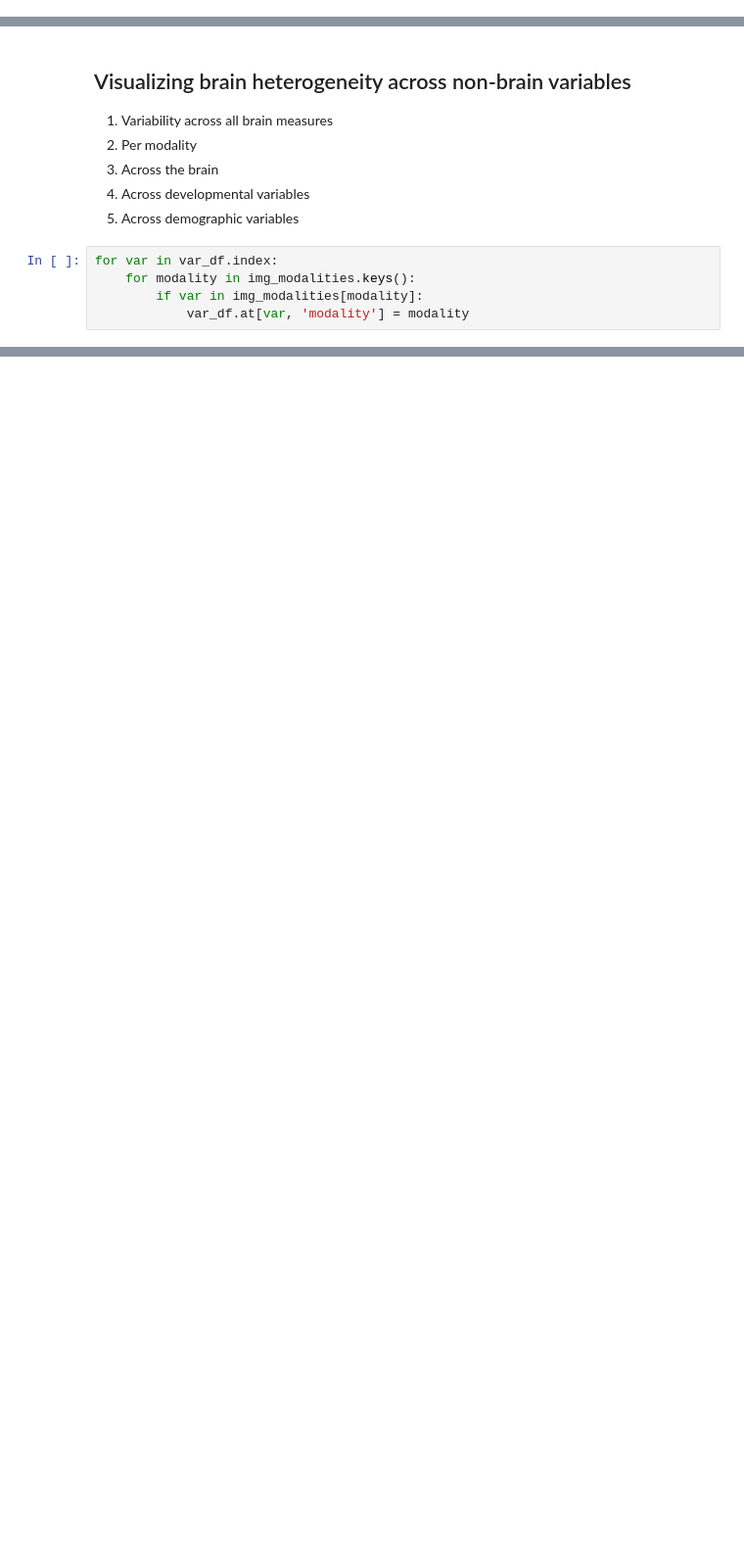
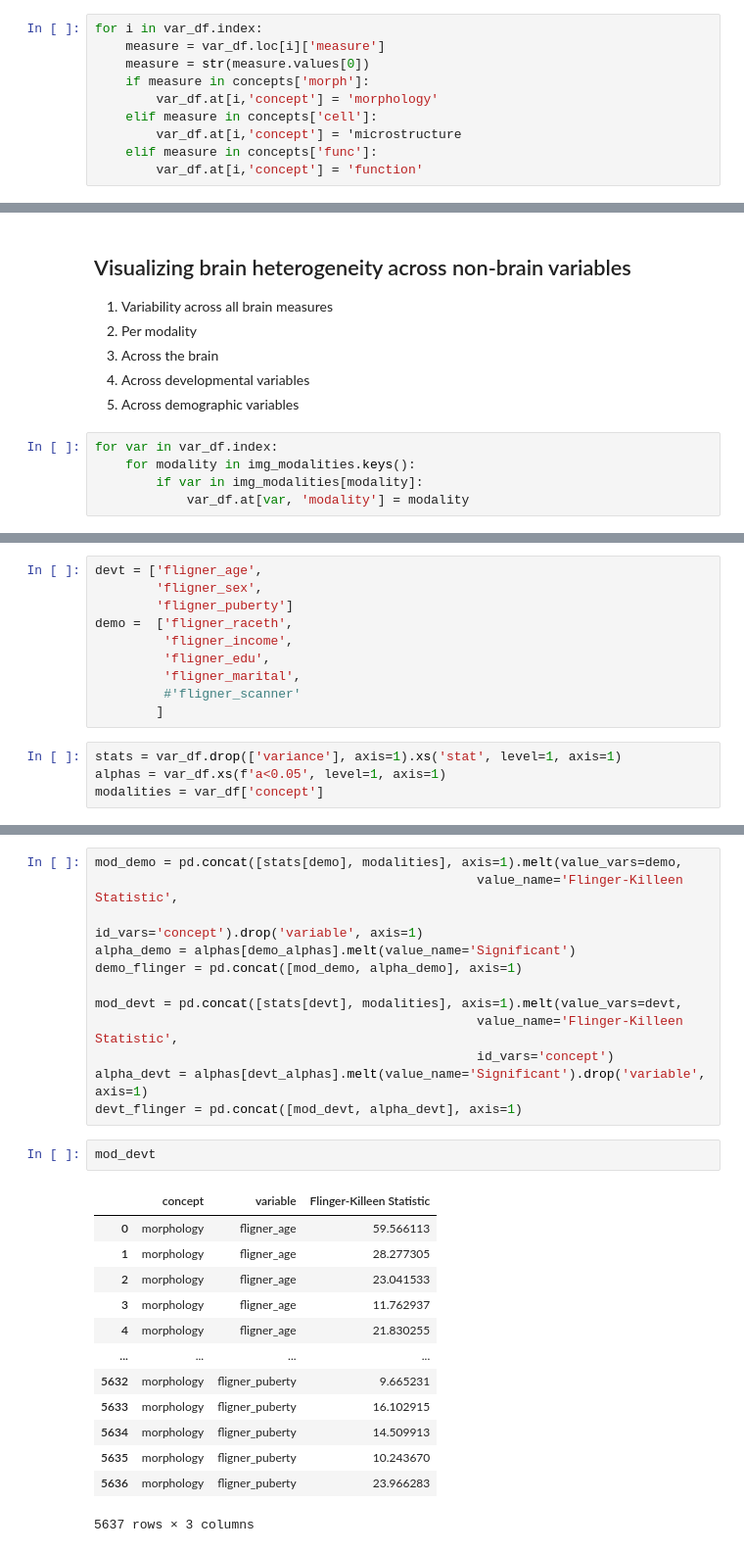
Before and after one commit to 62442katieb/deltaABCD_variability, a Jupyter notebook: notebooks/1.0variance.ipynb, the cells around one changed output, grey strips where cells are left out. Shown at 98% size. Saved outputs shown, nothing was run; the diff lists cells and outputs as text; blank space fills up the shorter version.

```diff
--- a/notebooks/1.0variance.ipynb
+++ b/notebooks/1.0variance.ipynb
@@ -304,0 +465,10 @@ var_df.to_csv(join(PROJ_DIR, OUTP_DIR, 'variance_flinger.csv'))
+# %%
+for i in var_df.index:
+    measure = var_df.loc[i]['measure']
+    measure = str(measure.values[0])
+    if measure in concepts['morph']:
+        var_df.at[i,'concept'] = 'morphology'
+    elif measure in concepts['cell']:
+        var_df.at[i,'concept'] = 'microstructure
+    elif measure in concepts['func']:
+        var_df.at[i,'concept'] = 'function'
@@ -1191,0 +559,14 @@ df
+# %%
+devt = ['fligner_age',
+        'fligner_sex',
+        'fligner_puberty']
+demo =  ['fligner_raceth',
+         'fligner_income',
+         'fligner_edu',
+         'fligner_marital',
+         #'fligner_scanner'
+        ]
+# %%
+stats = var_df.drop(['variance'], axis=1).xs('stat', level=1, axis=1)
+alphas = var_df.xs(f'a<0.05', level=1, axis=1)
+modalities = var_df['concept']
@@ -1191,0 +578,28 @@ df
+# %%
+mod_demo = pd.concat([stats[demo], modalities], axis=1).melt(value_vars=demo,
+                                                  value_name='Flinger-Killeen Statistic',
+                                                  id_vars='concept').drop('variable', axis=1)
+alpha_demo = alphas[demo_alphas].melt(value_name='Significant')
+demo_flinger = pd.concat([mod_demo, alpha_demo], axis=1)
+
+mod_devt = pd.concat([stats[devt], modalities], axis=1).melt(value_vars=devt,
+                                                  value_name='Flinger-Killeen Statistic',
+                                                  id_vars='concept')
+alpha_devt = alphas[devt_alphas].melt(value_name='Significant').drop('variable', axis=1)
+devt_flinger = pd.concat([mod_devt, alpha_devt], axis=1)
+# %%
+mod_devt
+# %% [output]
+|  | concept | variable | Flinger-Killeen Statistic |
+| 0 | morphology | fligner_age | 59.566113 |
+| 1 | morphology | fligner_age | 28.277305 |
+| 2 | morphology | fligner_age | 23.041533 |
+| 3 | morphology | fligner_age | 11.762937 |
+| 4 | morphology | fligner_age | 21.830255 |
+| ... | ... | ... | ... |
+| 5632 | morphology | fligner_puberty | 9.665231 |
+| 5633 | morphology | fligner_puberty | 16.102915 |
+| 5634 | morphology | fligner_puberty | 14.509913 |
+| 5635 | morphology | fligner_puberty | 10.243670 |
+| 5636 | morphology | fligner_puberty | 23.966283 |
+5637 rows × 3 columns
```
Also changed, not shown: parts of 80 cells of this notebook, 17 other files.
